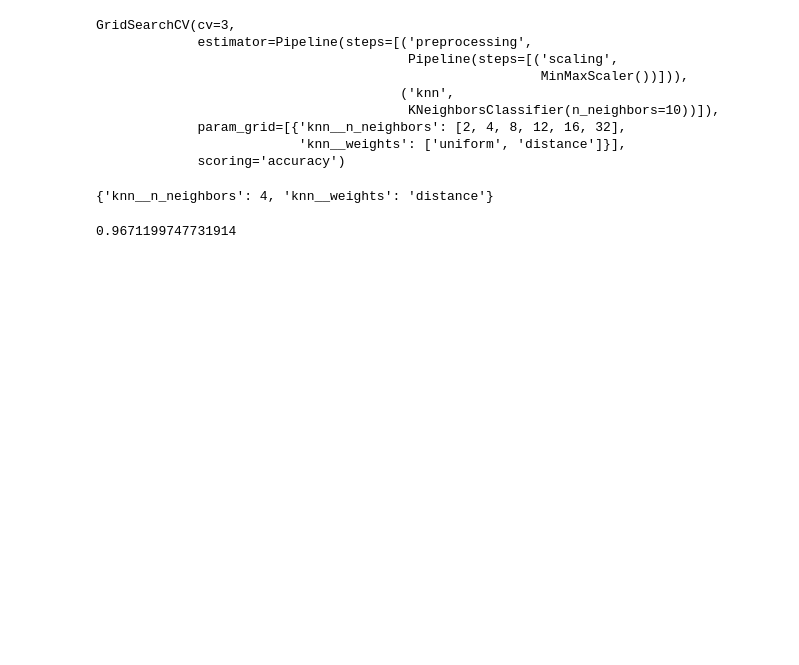
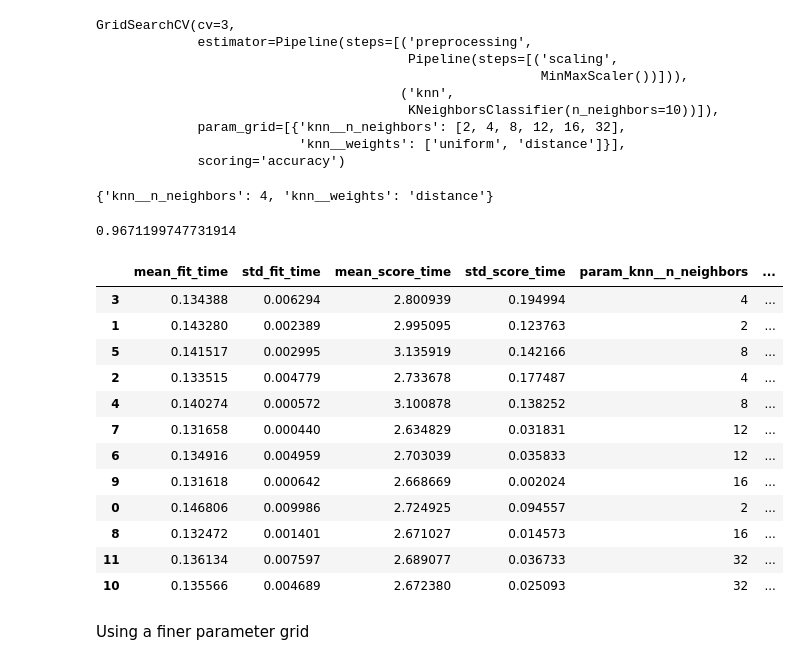
Before and after one commit to F-Fer/HOML-3_Exercises, a Jupyter notebook: MySolutions/Chapter-3/Chapter-3.ipynb, the cells around one changed output. Drawn from its saved outputs; the diff is of its cells as text; code cells hidden in the pictures; blank space fills up the shorter version.

```diff
--- a/MySolutions/Chapter-3/Chapter-3.ipynb
+++ b/MySolutions/Chapter-3/Chapter-3.ipynb
@@ -301,3 +301,23 @@ grid_search.best_params_
 grid_search.best_score_
 # %% [output]
 0.9671199747731914
+# %%
+cv_results = pd.DataFrame(grid_search.cv_results_)
+
+cv_results.sort_values(by=["mean_test_score"], axis=0, ascending=False, inplace=True)
+
+cv_results
+# %% [output]
+|  | mean_fit_time | std_fit_time | mean_score_time | std_score_time | param_knn__n_neighbors | ... |
+| 3 | 0.134388 | 0.006294 | 2.800939 | 0.194994 | 4 | ... |
+| 1 | 0.143280 | 0.002389 | 2.995095 | 0.123763 | 2 | ... |
+| 5 | 0.141517 | 0.002995 | 3.135919 | 0.142166 | 8 | ... |
+| 2 | 0.133515 | 0.004779 | 2.733678 | 0.177487 | 4 | ... |
+| 4 | 0.140274 | 0.000572 | 3.100878 | 0.138252 | 8 | ... |
+| 7 | 0.131658 | 0.000440 | 2.634829 | 0.031831 | 12 | ... |
+| 6 | 0.134916 | 0.004959 | 2.703039 | 0.035833 | 12 | ... |
+| 9 | 0.131618 | 0.000642 | 2.668669 | 0.002024 | 16 | ... |
+| 0 | 0.146806 | 0.009986 | 2.724925 | 0.094557 | 2 | ... |
+| 8 | 0.132472 | 0.001401 | 2.671027 | 0.014573 | 16 | ... |
+| 11 | 0.136134 | 0.007597 | 2.689077 | 0.036733 | 32 | ... |
+| 10 | 0.135566 | 0.004689 | 2.672380 | 0.025093 | 32 | ... |
@@ -303,0 +326,2 @@ grid_search.best_score_
+# %% [markdown]
+Using a finer parameter grid
```
Also changed, not shown: parts of 29 cells of this notebook, 1 other file.
